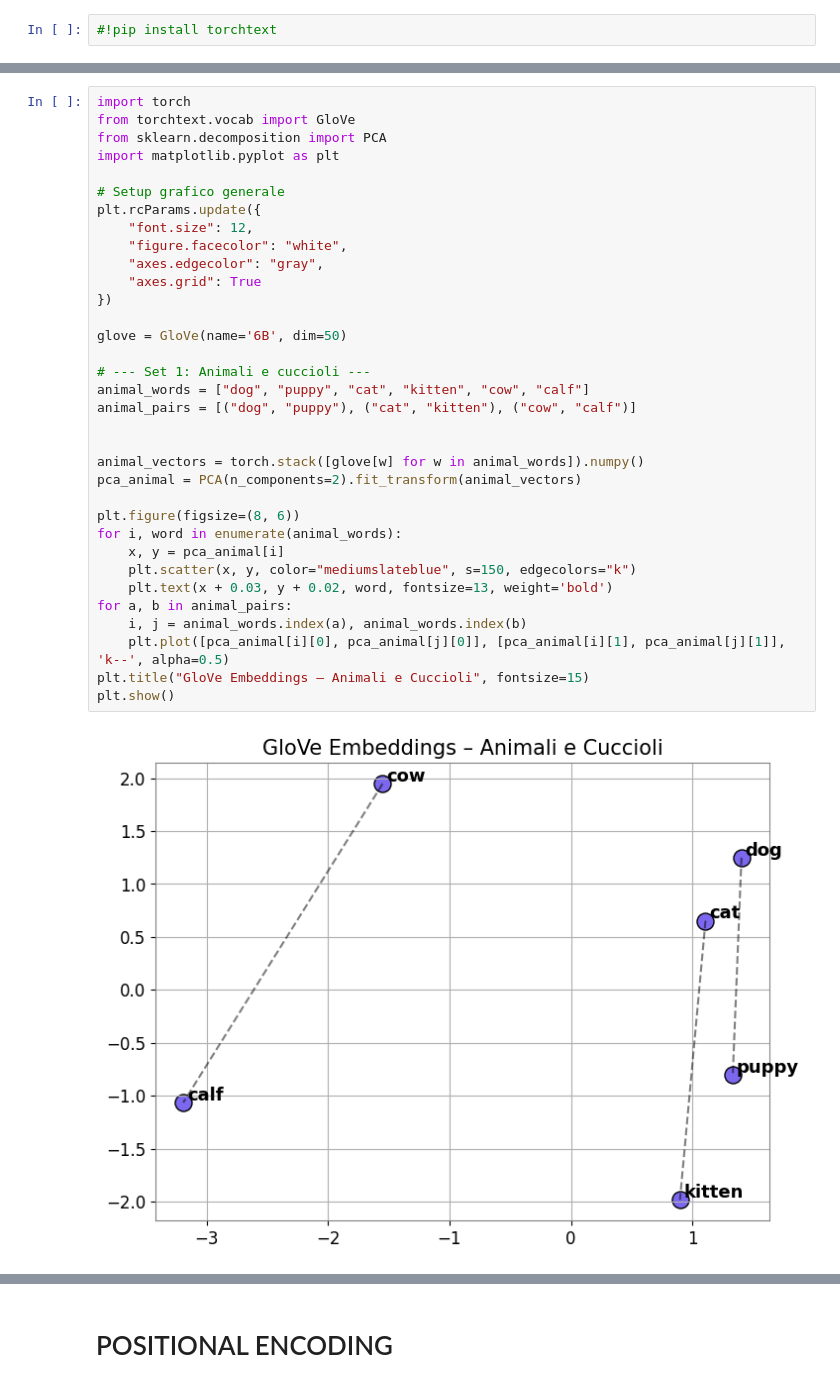
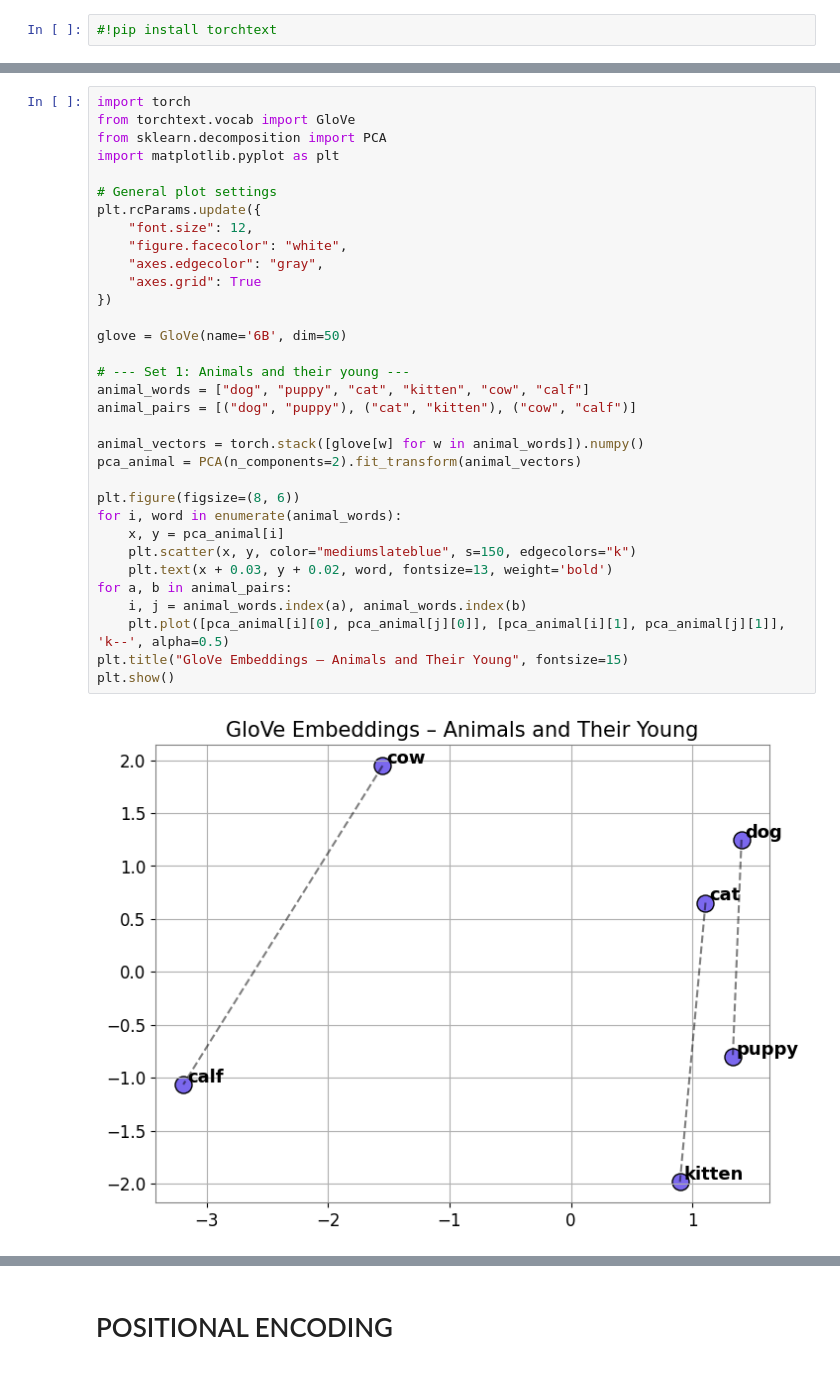
Before and after one commit to luciapapalini/transformers-hands-on, a Jupyter notebook: transformers-intro.ipynb, the cells around one changed output, grey strips where cells are left out. Cells and saved outputs as stored; diff of their text form.

```diff
--- a/transformers-intro.ipynb
+++ b/transformers-intro.ipynb
@@ -137,36 +137,35 @@ Word → Embedding vector:
 import torch
 from torchtext.vocab import GloVe
 from sklearn.decomposition import PCA
 import matplotlib.pyplot as plt
 
-# Setup grafico generale
+# General plot settings
 plt.rcParams.update({
     "font.size": 12,
     "figure.facecolor": "white",
     "axes.edgecolor": "gray",
     "axes.grid": True
 })
 
 glove = GloVe(name='6B', dim=50)
 
-# --- Set 1: Animali e cuccioli ---
+# --- Set 1: Animals and their young ---
 animal_words = ["dog", "puppy", "cat", "kitten", "cow", "calf"]
 animal_pairs = [("dog", "puppy"), ("cat", "kitten"), ("cow", "calf")]
-
 
 animal_vectors = torch.stack([glove[w] for w in animal_words]).numpy()
 pca_animal = PCA(n_components=2).fit_transform(animal_vectors)
 
 plt.figure(figsize=(8, 6))
 for i, word in enumerate(animal_words):
     x, y = pca_animal[i]
     plt.scatter(x, y, color="mediumslateblue", s=150, edgecolors="k")
     plt.text(x + 0.03, y + 0.02, word, fontsize=13, weight='bold')
 for a, b in animal_pairs:
     i, j = animal_words.index(a), animal_words.index(b)
     plt.plot([pca_animal[i][0], pca_animal[j][0]], [pca_animal[i][1], pca_animal[j][1]], 'k--', alpha=0.5)
-plt.title("GloVe Embeddings – Animali e Cuccioli", fontsize=15)
+plt.title("GloVe Embeddings – Animals and Their Young", fontsize=15)
 plt.show()
 # %% [output]
-[figure, old version]
+[figure, new version]
 # %%
```
Also changed, not shown: parts of 10 cells of this notebook.
